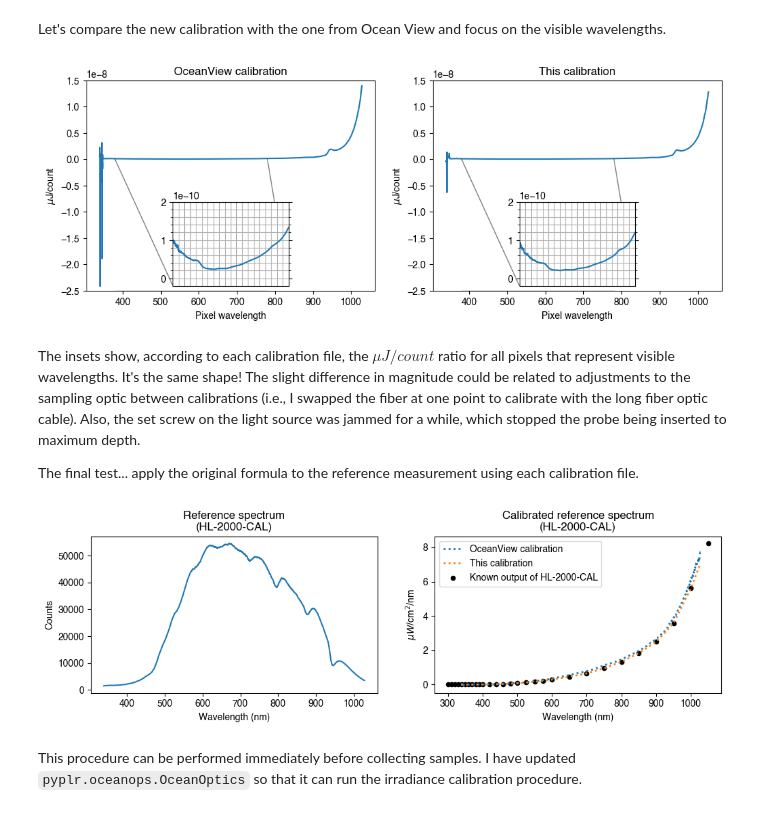
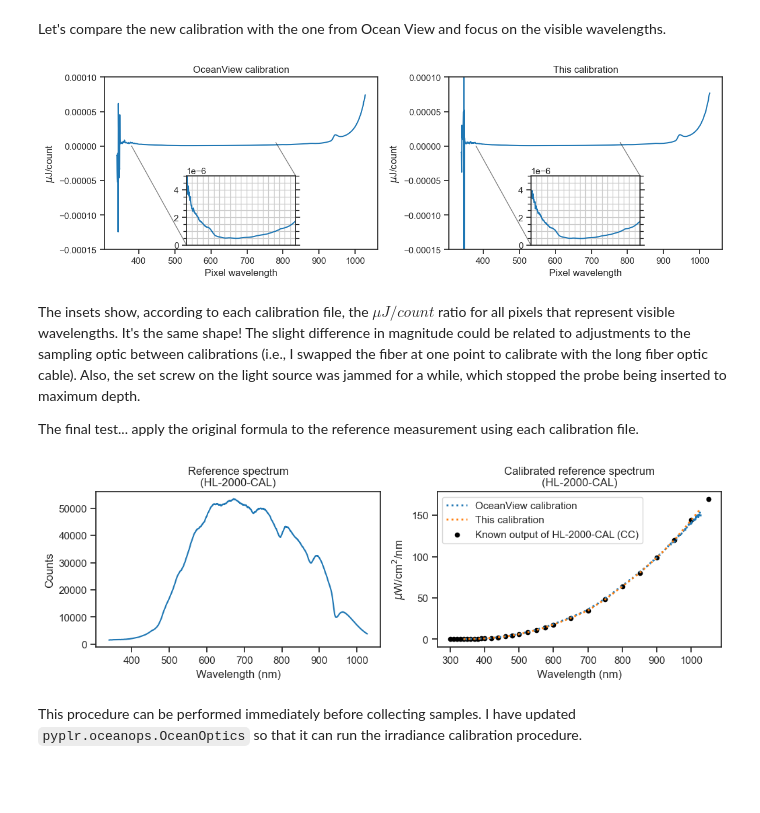
Before and after one commit to PySilentSubstitution/pysilsub, a Jupyter notebook: docs/source/07a_spectrometer_calibration.ipynb, the cells around one changed output. Drawn from its saved outputs; the diff is of its cells as text; code cells hidden in the pictures; blank space fills up the shorter version.

```diff
--- a/docs/source/07a_spectrometer_calibration.ipynb
+++ b/docs/source/07a_spectrometer_calibration.ipynb
@@ -81,7 +81,7 @@ try:
         integration_time=None,  # Optimize integration time
         scans_to_average=3,  # Average of three scans
         boxcar_width=3,  # Boxcar smoothing
-        sample_id='daylight_reflected_off_a_wall'
+        sample_id='daylight_spectrum'
     )
 
     # Visualise
@@ -361,22 +361,23 @@ The calibration output looks like this.
 # %%
 import pandas as pd
 
-# Load the HL-2000-CAL lamp calibration data for fibre optic probe
-lamp_file = pd.read_table('../../data/jaz/030410313_FIB.LMP', header=None)
+# Load the HL-2000-CAL lamp calibration data for cosine corrector
+lamp_file = pd.read_table('../../data/jazcal/030410313_CC.LMP', header=None)
 lamp_file.columns = ['Wavelength', 'uJ/cm2']
 lamp_file = lamp_file.squeeze()
 
 # Load the Ocean View calibration output
-ocean_view_cal = pd.read_table('../../data/jaz/JAZ_OOIIrrad.cal', skiprows=8).squeeze()
-lamp_preview = pd.read_table('../../data/jaz/JAZ_LampIntensityPreview.txt', skiprows=8)
+ocean_view_cal = pd.read_table('../../data/jazcal/oceanview_jaz_cc_OOIIrrad.cal', skiprows=8).squeeze()
+lamp_preview = pd.read_table('../../data/jazcal/oceanview_jaz_cc_LampIntensityPreview.txt', skiprows=8)
 lamp_preview.columns = [s.strip(' ') for s in lamp_preview.columns]
 lamp_preview = lamp_preview.set_index('Wavelength').squeeze()
 
 # Visualise
 fig, (ax1, ax2) = plt.subplots(1, 2, figsize=(12, 3))
-ocean_view_cal.plot(ax=ax1, ylabel='$\mu J$/count', label='OceanView calibration file')
-lamp_file.plot(ax=ax2, x='Wavelength', y='uJ/cm2', kind='scatter', c='k', title='HL-2000-CAL', label='Known output of light source')
-lamp_preview.plot(ax=ax2, c='gold', ylabel='$\mu W$/cm$^2$/nm', label='Calibrated sample (OceanView)');
+ocean_view_cal.plot(ax=ax1, ylabel='$\mu$J/count', label='OceanView calibration file')
+lamp_file.plot(ax=ax2, x='Wavelength', y='uJ/cm2', kind='scatter', color='k', label='Known output of HL-2000-CAL (CC)')
+lamp_preview.plot(ax=ax2, c='gold', ylabel='$\mu$W/cm$^2$/nm', label='Calibrated sample (OceanView)');
+
 
 for ax in [ax1, ax2]:
     ax.set(xlabel='Pixel wavelength (nm)')
@@ -392,6 +393,11 @@ import matplotlib.pyplot as plt
 
 from pyplr.oceanops import OceanOptics
 
+
+# Load the HL-2000-CAL lamp calibration data for fibre optic probe
+lamp_file = pd.read_table('../../data/jazcal/030410313_CC.LMP', header=None)
+lamp_file.columns = ['Wavelength', 'uJ/cm2']
+lamp_file = lamp_file.squeeze()
 
 try:
     # Connect to JAZ
@@ -427,7 +433,7 @@ try:
 
     # Calculate scaling parameters
     integration_time = reference_info['integration_time'] / 1e6  # Microseconds to seconds
-    fibre_diameter = 400 / 1e4  # Microns to cm
+    fibre_diameter = 3900 / 1e4  # Microns to cm
     collection_area = np.pi * (fibre_diameter/2) ** 2  # cm2
     wavelength_spread = np.hstack(  # How many nanometers each pixel represents
         [(wavelengths[1] - wavelengths[0]),
@@ -491,39 +497,39 @@ from mpl_toolkits.axes_grid1.inset_locator import (
     inset_axes
 )
 
 
-fig, (ax1, ax2) = plt.subplots(1, 2, figsize=(12, 4))
+fig, (ax1, ax2) = plt.subplots(1, 2, figsize=(12, 4), tight_layout=True)
 
 # Plot OceanView calibration
 ocean_view_cal.plot(ax=ax1, title='OceanView calibration', legend=False)
 axins1 = inset_axes(ax1, '40%', '40%', loc='lower center')
 ocean_view_cal.plot(ax=axins1, legend=False)
 
 # Plot this calibration
 calibration_file.plot(ax=ax2, title='This calibration')
 axins2 = inset_axes(ax2, '40%', '40%', loc='lower center')
 calibration_file.plot(ax=axins2, legend=False, xlabel='')
 
 for axins in [axins1, axins2]:
     axins.set_xlim(380, 780)
-    axins.set_ylim(-.002e-8, .02e-8)
+    axins.set_ylim((0., .000005))
     axins.set_xticklabels([])
     axins.minorticks_on()
     axins.tick_params(which='both', bottom=False, right=True)
     axins.grid(True, 'both')
 
-
+yaxlims = (-.00015, .0001)
 for ax, axins in zip([ax1, ax2], [axins1, axins2]):
-    ax.set_ylim((-2.5e-8, 1.5e-8))
+    ax.set_ylim(yaxlims)
     ax.set_ylabel('$\mu$J/count')
     ax.set_xlabel('Pixel wavelength')
     ax.indicate_inset_zoom(
         axins,
         edgecolor="black",
-        transform=ax.get_xaxis_transform()
+        transform=fig.transFigure
     )
 # %% [output]
-[figure, old version]
+[figure, new version]
 # %% [markdown]
 The insets show, according to each calibration file, the $\mu J/count$ ratio for all pixels that represent visible wavelengths. It's the same shape! The slight difference in magnitude could be related to adjustments to the sampling optic between calibrations (i.e., I swapped the fiber at one point to calibrate with the long fiber optic cable). Also, the set screw on the light source was jammed for a while, which stopped the probe being inserted to maximum depth.
 
@@ -555,17 +561,17 @@ reference_counts.plot(ax=ax1, title='Reference spectrum\n(HL-2000-CAL)')
 
 ov_calibration_spectrum.plot(ax=ax2, ls=':', lw=2, label='OceanView calibration')
 this_calibration_spectrum.plot(ax=ax2, ls=':', lw=2, label='This calibration')
-lamp_file.plot(ax=ax2, x='Wavelength', y='uJ/cm2', kind='scatter', c='k', label='Known output of HL-2000-CAL')
+lamp_file.plot(ax=ax2, x='Wavelength', y='uJ/cm2', kind='scatter', c='k', label='Known output of HL-2000-CAL (CC)')
 
 ax1.set_ylabel('Counts')
-ax2.set_ylabel('$\mu W$/cm$^2$/nm')
+ax2.set_ylabel('$\mu$W/cm$^2$/nm')
 ax2.set_title('Calibrated reference spectrum\n(HL-2000-CAL)')
 plt.legend()
 
 for ax in [ax1, ax2]:
     ax.set_xlabel('Wavelength (nm)');
 # %% [output]
-[figure, old version]
+[figure, new version]
 # %% [markdown]
 This procedure can be performed immediately before collecting samples. I have updated `pyplr.oceanops.OceanOptics` so that it can run the irradiance calibration procedure.
 # %% [markdown]
```
Also changed, not shown: parts of 19 cells of this notebook, 34 other files.
